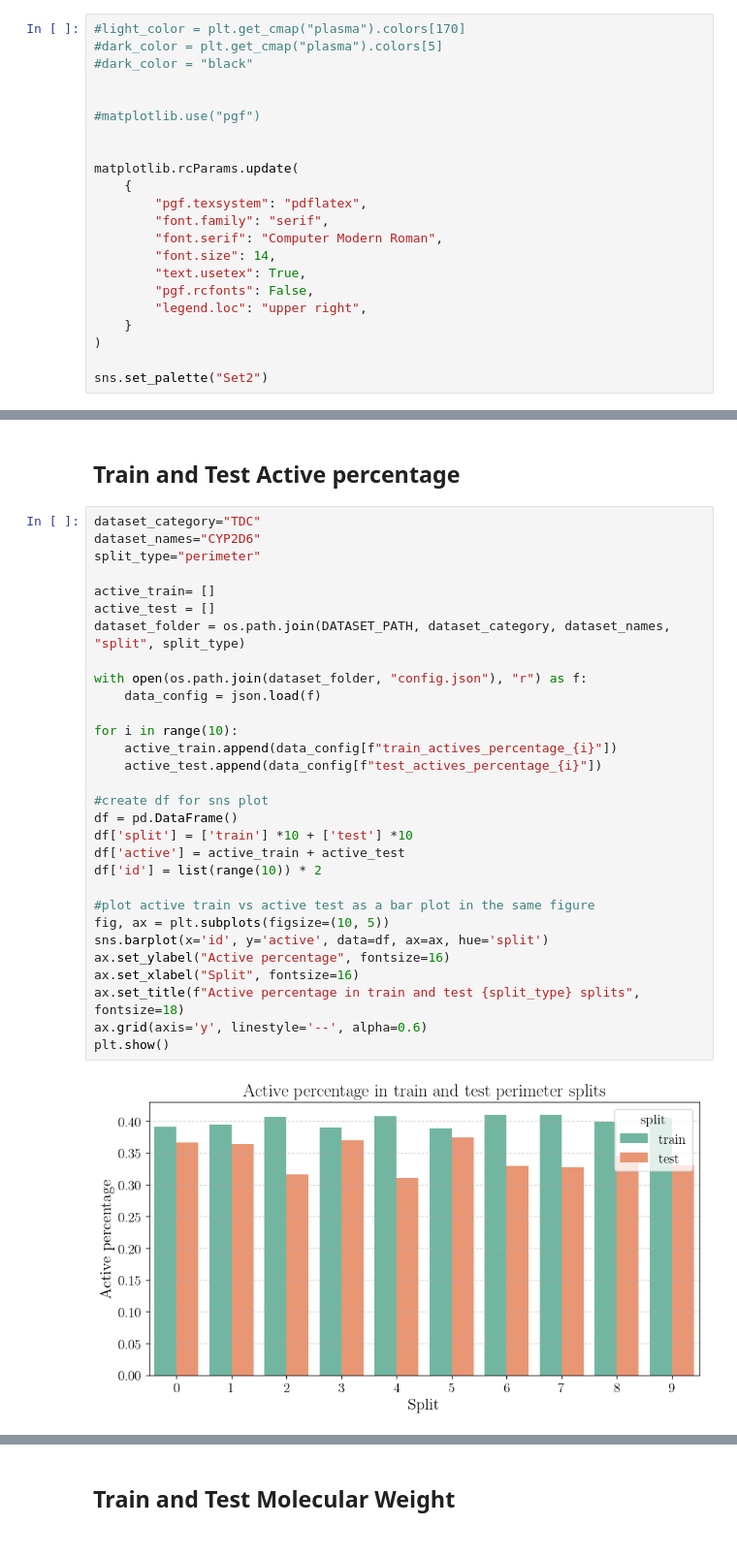
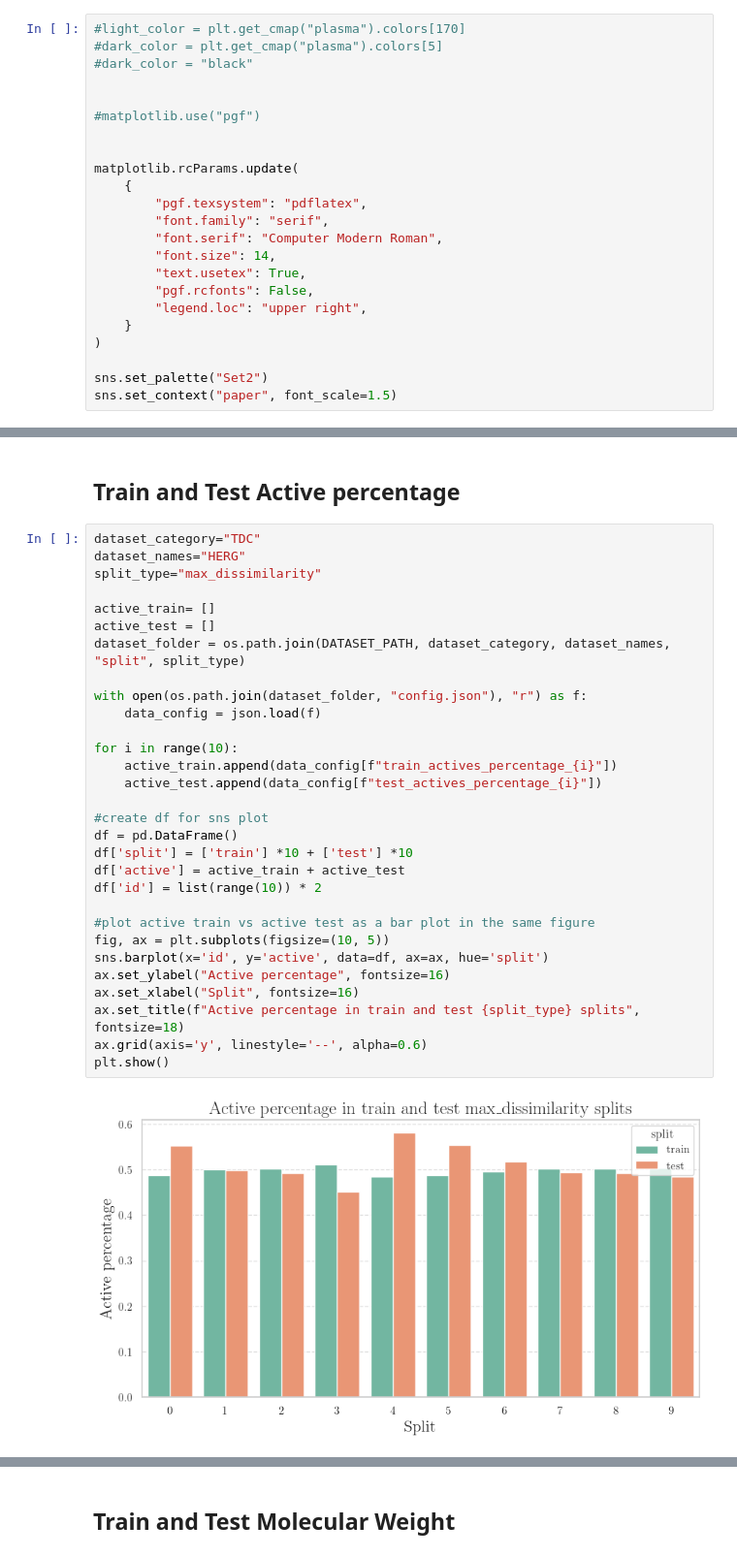
Before and after one commit to HFooladi/ALineMol, a Jupyter notebook: notebooks/dev.ipynb, the cells around one changed output, grey strips where cells are left out. Shown at 97% size. Saved outputs shown, nothing was run; the diff lists cells and outputs as text.

```diff
--- a/notebooks/dev.ipynb
+++ b/notebooks/dev.ipynb
@@ -54,6 +54,7 @@ matplotlib.rcParams.update(
 )
 
 sns.set_palette("Set2")
+sns.set_context("paper", font_scale=1.5)
 # %% [markdown]
 # Standardize the dataset
 # %%
@@ -303,33 +304,33 @@ print(set(train_scaf_uni).intersection(set(external_test_scaf_uni)))
 ## Train and Test Active percentage
 # %%
 dataset_category="TDC"
-dataset_names="CYP2D6"
-split_type="perimeter"
+dataset_names="HERG"
+split_type="max_dissimilarity"
 
 active_train= []
 active_test = []
 dataset_folder = os.path.join(DATASET_PATH, dataset_category, dataset_names, "split", split_type)
 
 with open(os.path.join(dataset_folder, "config.json"), "r") as f:
     data_config = json.load(f)
 
 for i in range(10):
     active_train.append(data_config[f"train_actives_percentage_{i}"])
     active_test.append(data_config[f"test_actives_percentage_{i}"])
 
 #create df for sns plot
 df = pd.DataFrame()
 df['split'] = ['train'] *10 + ['test'] *10
 df['active'] = active_train + active_test
 df['id'] = list(range(10)) * 2
 
 #plot active train vs active test as a bar plot in the same figure
 fig, ax = plt.subplots(figsize=(10, 5))
 sns.barplot(x='id', y='active', data=df, ax=ax, hue='split')
 ax.set_ylabel("Active percentage", fontsize=16)
 ax.set_xlabel("Split", fontsize=16)
 ax.set_title(f"Active percentage in train and test {split_type} splits", fontsize=18)
 ax.grid(axis='y', linestyle='--', alpha=0.6)
 plt.show()
 # %% [output]
-[figure, old version]
+[figure, new version]
```
Also changed, not shown: parts of 36 cells of this notebook.
